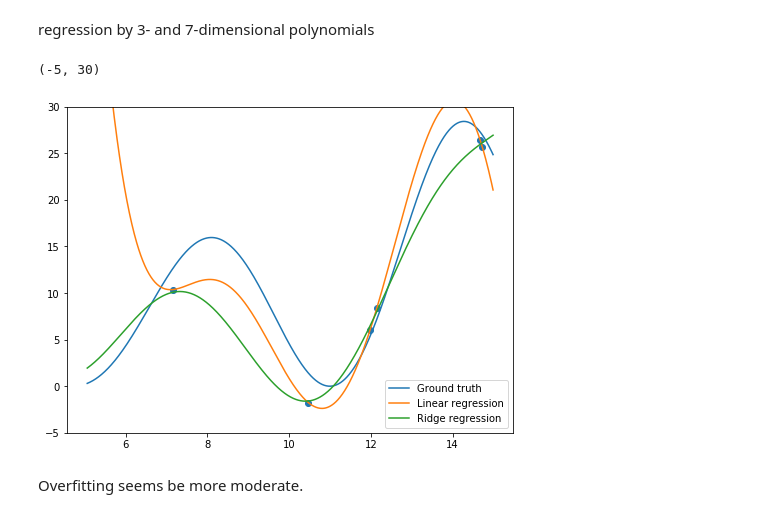
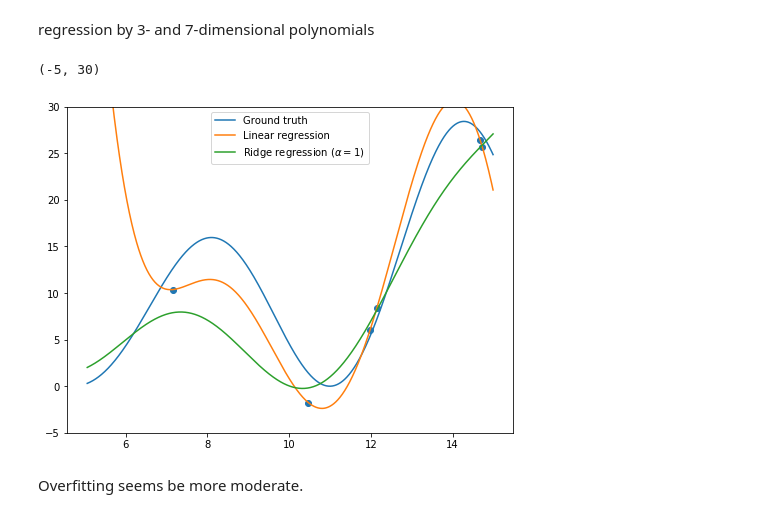
Before and after one commit to yuinityk/ML-impl, a Jupyter notebook: BayesianRegression/BayesReg.ipynb, the cells around one changed output. Saved outputs shown, nothing was run; the diff lists cells and outputs as text; code cells hidden in the pictures.

```diff
--- a/BayesianRegression/BayesReg.ipynb
+++ b/BayesianRegression/BayesReg.ipynb
@@ -203,21 +203,29 @@ class RidgeRegressor(LinearRegressor):
         return X@X.T + self.alpha * np.eye(self.ndim)
 # %%
 rr_nlf = RidgeRegressor(alpha=1e-1)
+rr_nlf2 = RidgeRegressor(alpha=1e0)
+rr_nlf3 = RidgeRegressor(alpha=1e1)
 # %%
 rr_nlf.fit(X_nlf.T, y)
+rr_nlf2.fit(X_nlf.T, y)
+rr_nlf3.fit(X_nlf.T, y)
 # %%
 y_pred_nlf_ridge = rr_nlf.predict(X_truth_nlf.T)
+y_pred_nlf_ridge2 = rr_nlf2.predict(X_truth_nlf.T)
+y_pred_nlf_ridge3 = rr_nlf3.predict(X_truth_nlf.T)
 # %%
 fig, ax = plt.subplots(figsize=(8,6))
 ax.scatter(X, y)
 ax.plot(X_truth, y_truth, label="Ground truth")
 ax.plot(X_truth, y_pred_nlf.T, label="Linear regression")
-ax.plot(X_truth, y_pred_nlf_ridge.T, label="Ridge regression")
+# ax.plot(X_truth, y_pred_nlf_ridge.T, label=r"Ridge regression ($\alpha=0.01$)")
+ax.plot(X_truth, y_pred_nlf_ridge2.T, label=r"Ridge regression ($\alpha=1$)")
+# ax.plot(X_truth, y_pred_nlf_ridge3.T, label=r"Ridge regression ($\alpha=100$)")
 _ = ax.legend()
 ax.set_ylim(-5, 30)
 # %% [output]
 (-5, 30)
-[figure, old version]
+[figure, new version]
 # %% [markdown]
 Overfitting seems be more moderate.
 # %%
```
Also changed, not shown: parts of 34 cells of this notebook.
